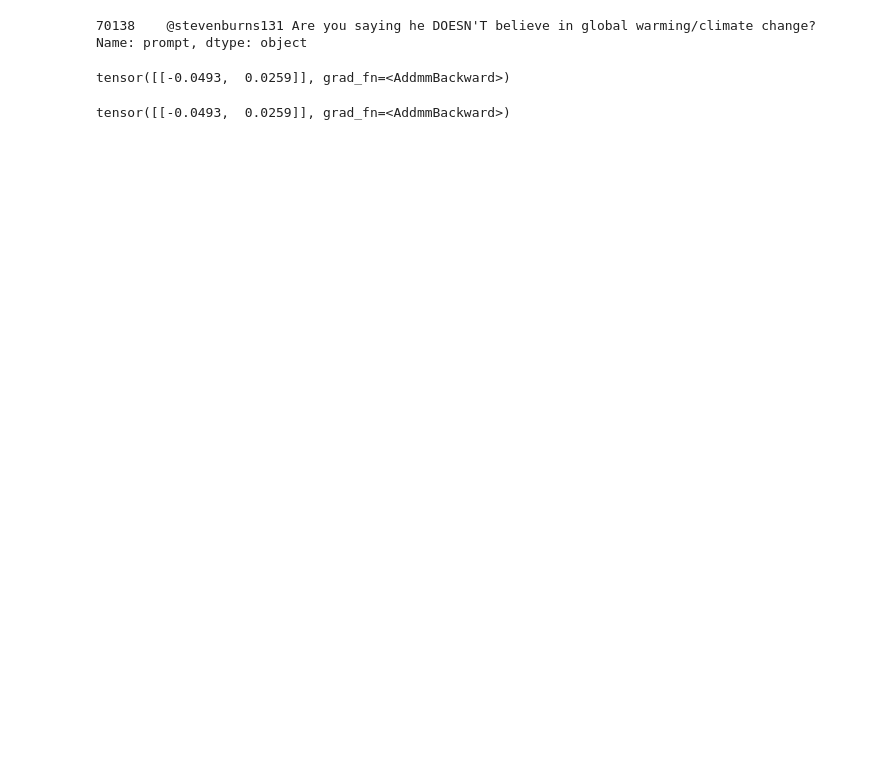
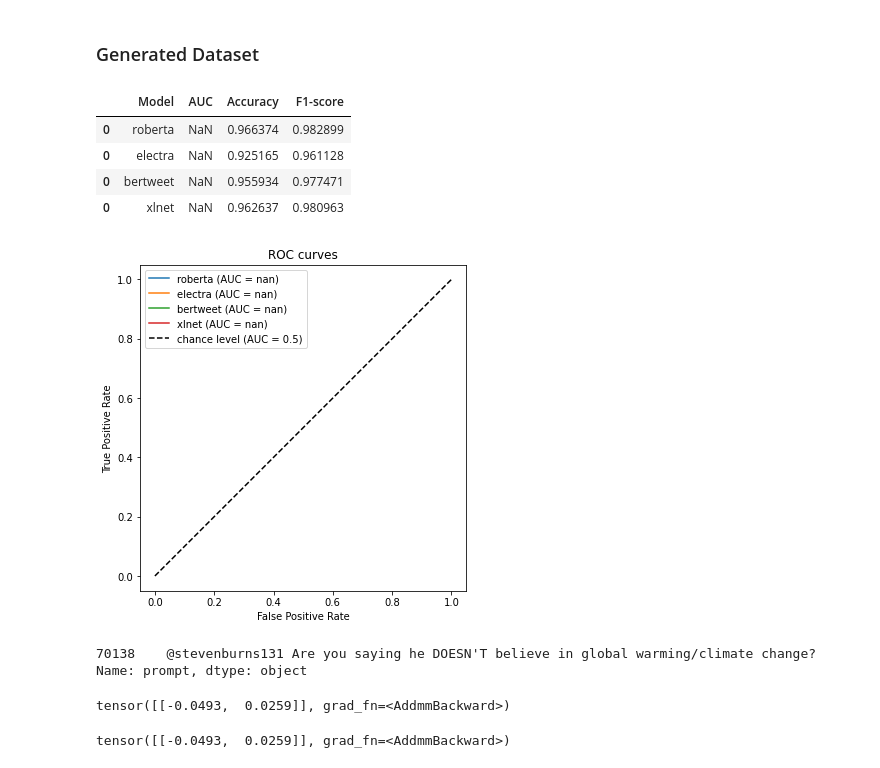
Before and after one commit to crarojasca/MDFI_misinformation, a Jupyter notebook: model_comparative.ipynb, the cells around one changed output. Drawn from its saved outputs; the diff is of its cells as text; code cells hidden in the pictures; blank space fills up the shorter version.

```diff
--- a/model_comparative.ipynb
+++ b/model_comparative.ipynb
@@ -25,9 +27,2 @@ pd.set_option('display.max_colwidth', None)
 # %%
-data = pd.read_csv("new_training/data_args.data_dir", low_memory=False)
-data = data.drop(columns=["roberta_pred", "roberta_proba"])
-data = data.rename(columns={
-    "waterloo-cards_pred": "roberta_cards_pipe_pred",
-    "waterloo-cards_proba": "roberta_cards_pipe_proba",
-    "roberta_new_pipe_pred": "roberta_pred",
-    "roberta_new_pipe_proba": "roberta_proba",
-})
+data = pd.read_csv(FILE, low_memory=False)
@@ -65,4 +42,5 @@ def format_scores(x):
 data["aug_roberta_proba"] = data["aug_roberta_proba"].apply(format_scores)
 # %%
 test = data[data.PARTITION=="TEST"]
+generated = data[data.DATASET=="GPT3-generated"]
 # %%
@@ -119,3 +96,14 @@ AUC: 0.8480369944143487
+# %%
+display(Markdown(f"### Generated Dataset"))
+models_comparative(generated, models)
+# %% [output]
+### Generated Dataset
+|  | Model | AUC | Accuracy | F1-score |
+| 0 | roberta | NaN | 0.966374 | 0.982899 |
+| 0 | electra | NaN | 0.925165 | 0.961128 |
+| 0 | bertweet | NaN | 0.955934 | 0.977471 |
+| 0 | xlnet | NaN | 0.962637 | 0.980963 |
+[figure, added]
 # %%
 from transformers import ElectraTokenizer, ElectraModel
 from transformers import AutoConfig, AutoTokenizer, AutoModelForSequenceClassification
```
Also changed, not shown: parts of 6 cells of this notebook, 6 other files.
